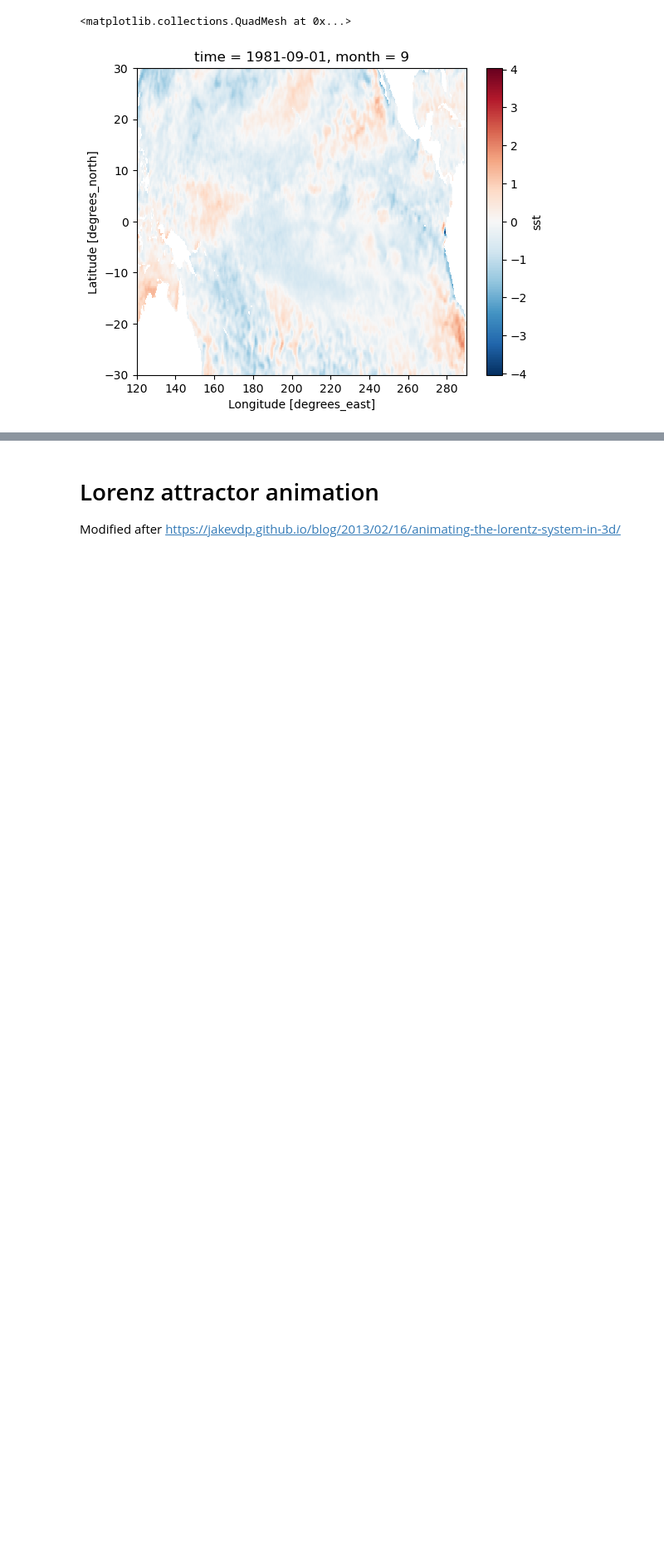
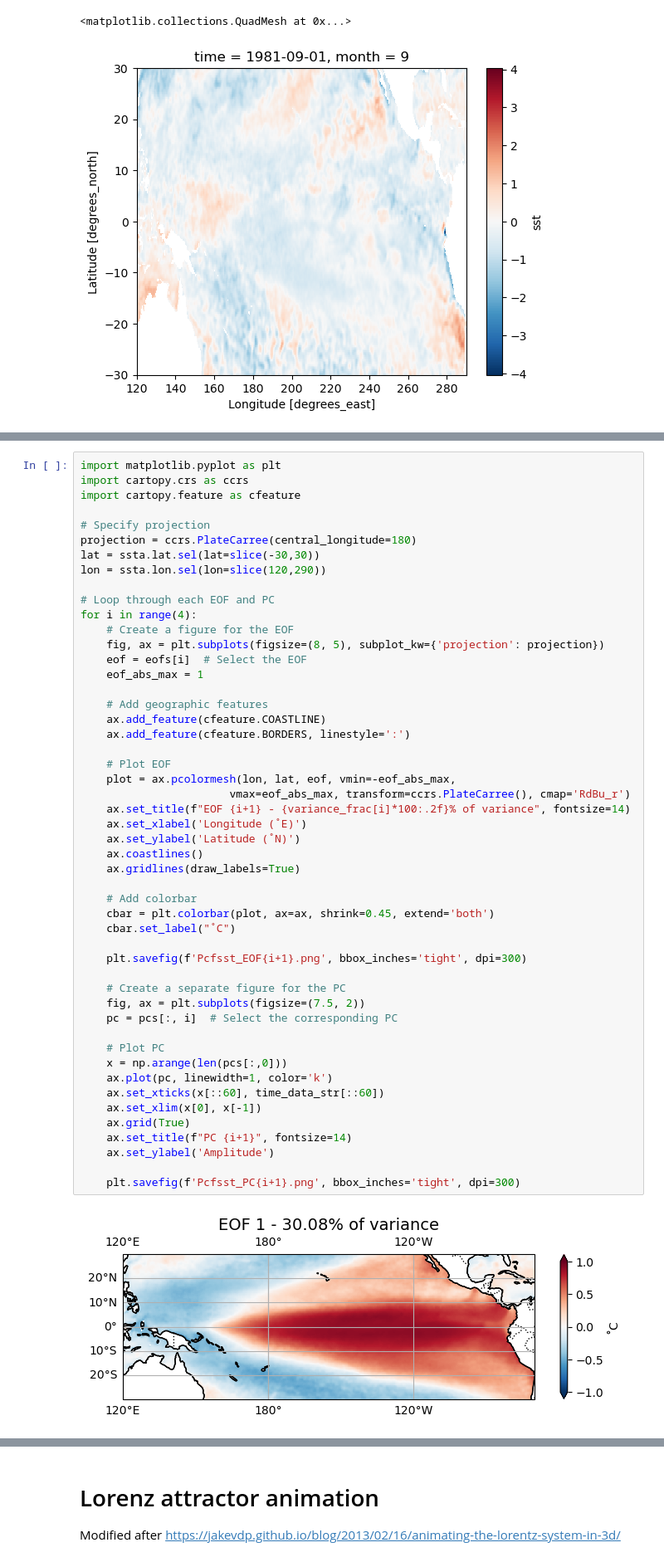
Before and after one commit to ychnli/useso, a Jupyter notebook: usesoClimDyn.ipynb, the cells around one changed output, grey strips where cells are left out. Shown at 83% size. Saved outputs shown, nothing was run; the diff lists cells and outputs as text; blank space fills up the shorter version.

```diff
--- a/usesoClimDyn.ipynb
+++ b/usesoClimDyn.ipynb
@@ -436,0 +437,52 @@ EOF 4 explains 3.71 of the total variance.
+# %%
+import matplotlib.pyplot as plt
+import cartopy.crs as ccrs
+import cartopy.feature as cfeature
+
+# Specify projection
+projection = ccrs.PlateCarree(central_longitude=180)
+lat = ssta.lat.sel(lat=slice(-30,30))
+lon = ssta.lon.sel(lon=slice(120,290))
+
+# Loop through each EOF and PC
+for i in range(4):
+    # Create a figure for the EOF
+    fig, ax = plt.subplots(figsize=(8, 5), subplot_kw={'projection': projection})
+    eof = eofs[i]  # Select the EOF
+    eof_abs_max = 1
+
+    # Add geographic features
+    ax.add_feature(cfeature.COASTLINE)
+    ax.add_feature(cfeature.BORDERS, linestyle=':')
+
+    # Plot EOF
+    plot = ax.pcolormesh(lon, lat, eof, vmin=-eof_abs_max,
+                       vmax=eof_abs_max, transform=ccrs.PlateCarree(), cmap='RdBu_r')
+    ax.set_title(f"EOF {i+1} - {variance_frac[i]*100:.2f}% of variance", fontsize=14)
+    ax.set_xlabel('Longitude (˚E)')
+    ax.set_ylabel('Latitude (˚N)')
+    ax.coastlines()
+    ax.gridlines(draw_labels=True)
+
+    # Add colorbar
+    cbar = plt.colorbar(plot, ax=ax, shrink=0.45, extend='both')
+    cbar.set_label("˚C")
+
+    plt.savefig(f'Pcfsst_EOF{i+1}.png', bbox_inches='tight', dpi=300)
+
+    # Create a separate figure for the PC
+    fig, ax = plt.subplots(figsize=(7.5, 2))
+    pc = pcs[:, i]  # Select the corresponding PC
+
+    # Plot PC
+    x = np.arange(len(pcs[:,0]))
+    ax.plot(pc, linewidth=1, color='k')
+    ax.set_xticks(x[::60], time_data_str[::60])
+    ax.set_xlim(x[0], x[-1])
+    ax.grid(True)
+    ax.set_title(f"PC {i+1}", fontsize=14)
+    ax.set_ylabel('Amplitude')
+
+    plt.savefig(f'Pcfsst_PC{i+1}.png', bbox_inches='tight', dpi=300)
+# %% [output]
+[figure, added]
```
Also changed, not shown: parts of 3 cells of this notebook.
